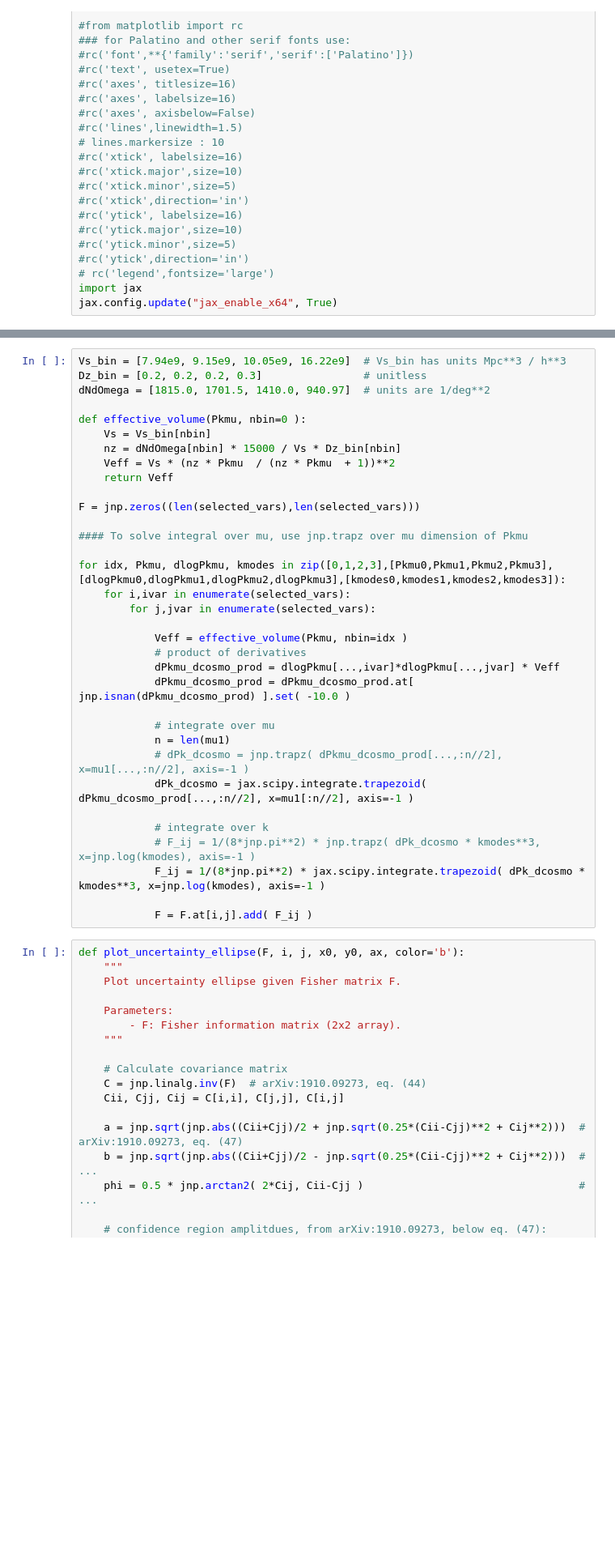
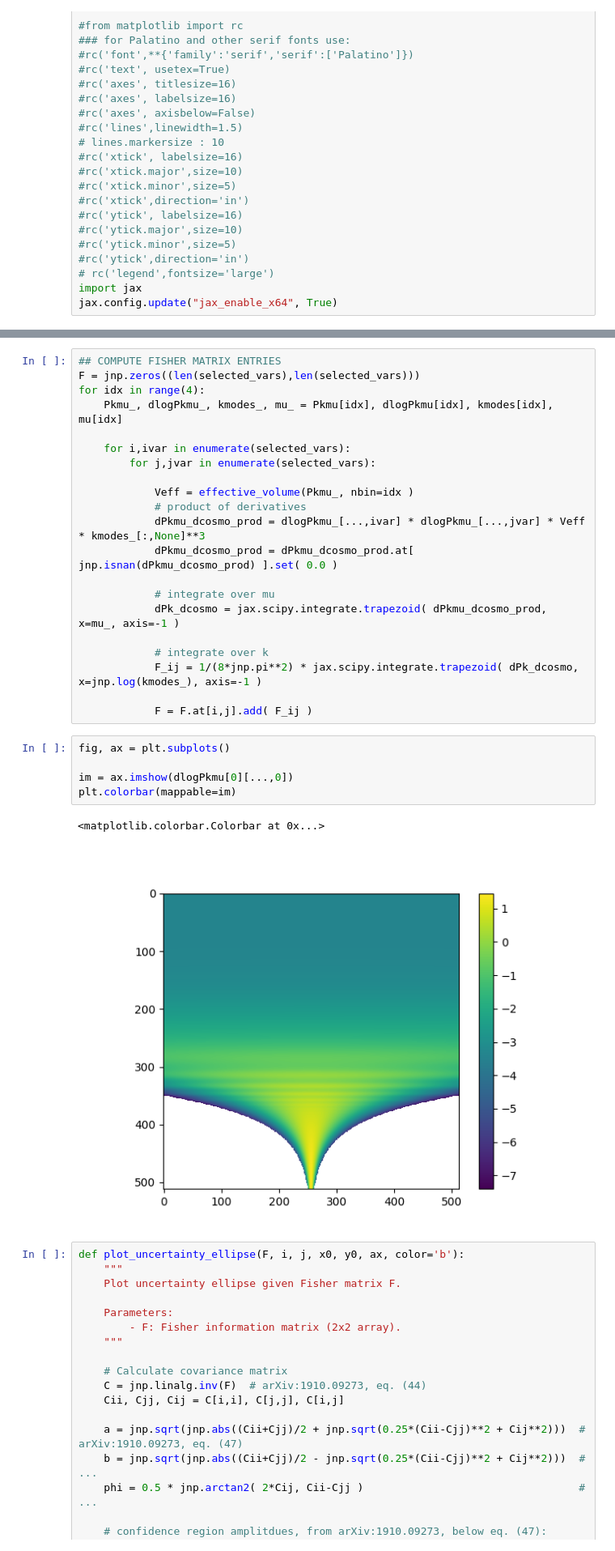
Before and after one commit to ohahn/DISCO-EB, a Jupyter notebook: nb_pylinger_fisher_forecast.ipynb, the cells around one changed output, grey strips where cells are left out. Shown at 81% size. Drawn from its saved outputs; the diff is of its cells as text; blank space fills up the shorter version.

```diff
--- a/nb_pylinger_fisher_forecast.ipynb
+++ b/nb_pylinger_fisher_forecast.ipynb
@@ -179,37 +144,32 @@ dlogPkmu3,dPkmu3,_,_,_ = dPkmu_dcosmo( fiducial_cosmo_param )
 # %%
-Vs_bin = [7.94e9, 9.15e9, 10.05e9, 16.22e9]  # Vs_bin has units Mpc**3 / h**3
-Dz_bin = [0.2, 0.2, 0.2, 0.3]                # unitless
-dNdOmega = [1815.0, 1701.5, 1410.0, 940.97]  # units are 1/deg**2
+## COMPUTE FISHER MATRIX ENTRIES
+F = jnp.zeros((len(selected_vars),len(selected_vars)))
+for idx in range(4):
+    Pkmu_, dlogPkmu_, kmodes_, mu_ = Pkmu[idx], dlogPkmu[idx], kmodes[idx], mu[idx]
 
-def effective_volume(Pkmu, nbin=0 ):
-    Vs = Vs_bin[nbin]
-    nz = dNdOmega[nbin] * 15000 / Vs * Dz_bin[nbin]
-    Veff = Vs * (nz * Pkmu  / (nz * Pkmu  + 1))**2
-    return Veff
-
-F = jnp.zeros((len(selected_vars),len(selected_vars)))
-
-#### To solve integral over mu, use jnp.trapz over mu dimension of Pkmu
-
-for idx, Pkmu, dlogPkmu, kmodes in zip([0,1,2,3],[Pkmu0,Pkmu1,Pkmu2,Pkmu3],[dlogPkmu0,dlogPkmu1,dlogPkmu2,dlogPkmu3],[kmodes0,kmodes1,kmodes2,kmodes3]):
     for i,ivar in enumerate(selected_vars):
         for j,jvar in enumerate(selected_vars):
 
-            Veff = effective_volume(Pkmu, nbin=idx )
+            Veff = effective_volume(Pkmu_, nbin=idx )
             # product of derivatives
-            dPkmu_dcosmo_prod = dlogPkmu[...,ivar]*dlogPkmu[...,jvar] * Veff
-            dPkmu_dcosmo_prod = dPkmu_dcosmo_prod.at[ jnp.isnan(dPkmu_dcosmo_prod) ].set( -10.0 )
+            dPkmu_dcosmo_prod = dlogPkmu_[...,ivar] * dlogPkmu_[...,jvar] * Veff * kmodes_[:,None]**3
+            dPkmu_dcosmo_prod = dPkmu_dcosmo_prod.at[ jnp.isnan(dPkmu_dcosmo_prod) ].set( 0.0 )
 
             # integrate over mu
-            n = len(mu1)
-            # dPk_dcosmo = jnp.trapz( dPkmu_dcosmo_prod[...,:n//2], x=mu1[...,:n//2], axis=-1 )
-            dPk_dcosmo = jax.scipy.integrate.trapezoid( dPkmu_dcosmo_prod[...,:n//2], x=mu1[:n//2], axis=-1 )
+            dPk_dcosmo = jax.scipy.integrate.trapezoid( dPkmu_dcosmo_prod, x=mu_, axis=-1 )
 
             # integrate over k
-            # F_ij = 1/(8*jnp.pi**2) * jnp.trapz( dPk_dcosmo * kmodes**3, x=jnp.log(kmodes), axis=-1 )
-            F_ij = 1/(8*jnp.pi**2) * jax.scipy.integrate.trapezoid( dPk_dcosmo * kmodes**3, x=jnp.log(kmodes), axis=-1 )
+            F_ij = 1/(8*jnp.pi**2) * jax.scipy.integrate.trapezoid( dPk_dcosmo, x=jnp.log(kmodes_), axis=-1 )
 
             F = F.at[i,j].add( F_ij )
+# %%
+fig, ax = plt.subplots()
+
+im = ax.imshow(dlogPkmu[0][...,0])
+plt.colorbar(mappable=im)
+# %% [output]
+<matplotlib.colorbar.Colorbar at 0x...>
+[figure, added]
 # %%
 def plot_uncertainty_ellipse(F, i, j, x0, y0, ax, color='b'):
     """
```
Also changed, not shown: parts of 8 cells of this notebook, 2 other files.
